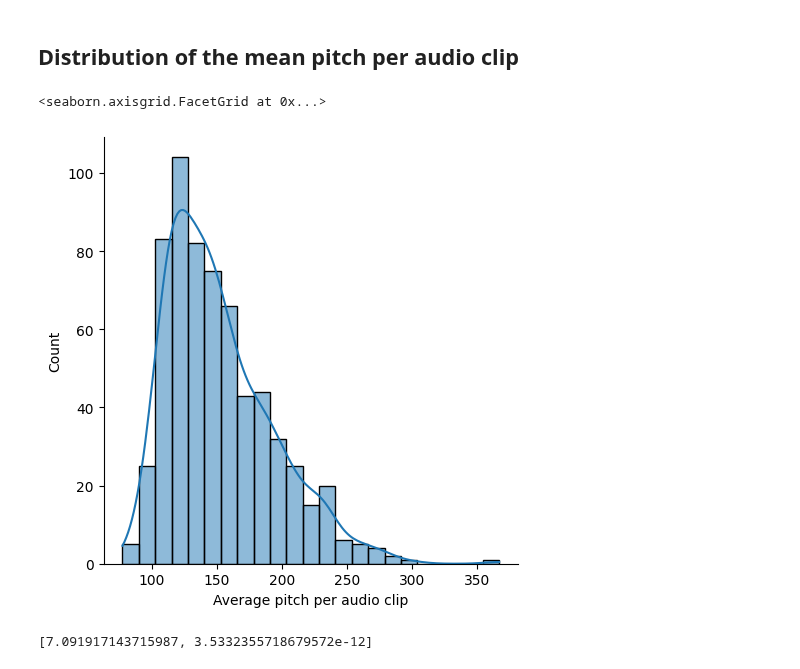
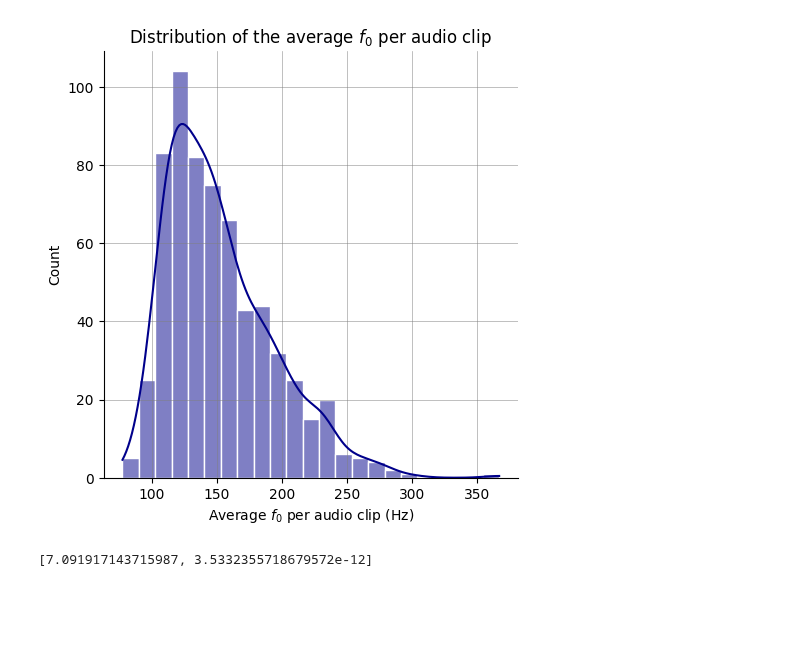
Before and after one commit to sophiak12/Individual_Project, a Jupyter notebook: src/audioCorrelations.ipynb, the cells around one changed output. Drawn from its saved outputs; the diff is of its cells as text; code cells hidden in the pictures; blank space fills up the shorter version.

```diff
--- a/src/audioCorrelations.ipynb
+++ b/src/audioCorrelations.ipynb
@@ -22,14 +21,17 @@ pitchAverages = pitchAverages[pitchAverages['Clip_ID'] != 'cut_feb2203-human-20'
 pitchAverages = pitchAverages[pitchAverages['Clip_ID'] != 'cut_feb2803-human-13']
 # print("Column Averages (excluding 0s):")
 # print(pitchAverages)
-# %%
-display(Markdown('## Distribution of the mean pitch per audio clip'))
-plot = sns.displot(pitchAverages['pitchAverage'], kde=True)
-plot.set_axis_labels('Average pitch per audio clip', "Count")
-# %% [output]
-## Distribution of the mean pitch per audio clip
-<seaborn.axisgrid.FacetGrid at 0x...>
-[figure, removed]
+# %%
+plot = sns.displot(pitchAverages['pitchAverage'], kde=True, kind='hist', color="darkblue")
+plot.set_axis_labels(r"Average $f_{0}$ per audio clip (Hz)", "Count")
+plot.set(title=r"Distribution of the average $f_{0}$ per audio clip")
+plot.ax.xaxis.grid(True, linewidth=0.5, color='gray', alpha=0.7)
+plot.ax.yaxis.grid(True, linewidth=0.5, color='gray', alpha=0.7)
+for ax in plot.axes.flat:
+    for bar in ax.patches:
+        bar.set_edgecolor("white")
+# %% [output]
+[figure, added]
 # %%
 %run ./dataManipulation.ipynb
 # %%
```
Also changed, not shown: parts of 5 cells of this notebook, 4 other files.
